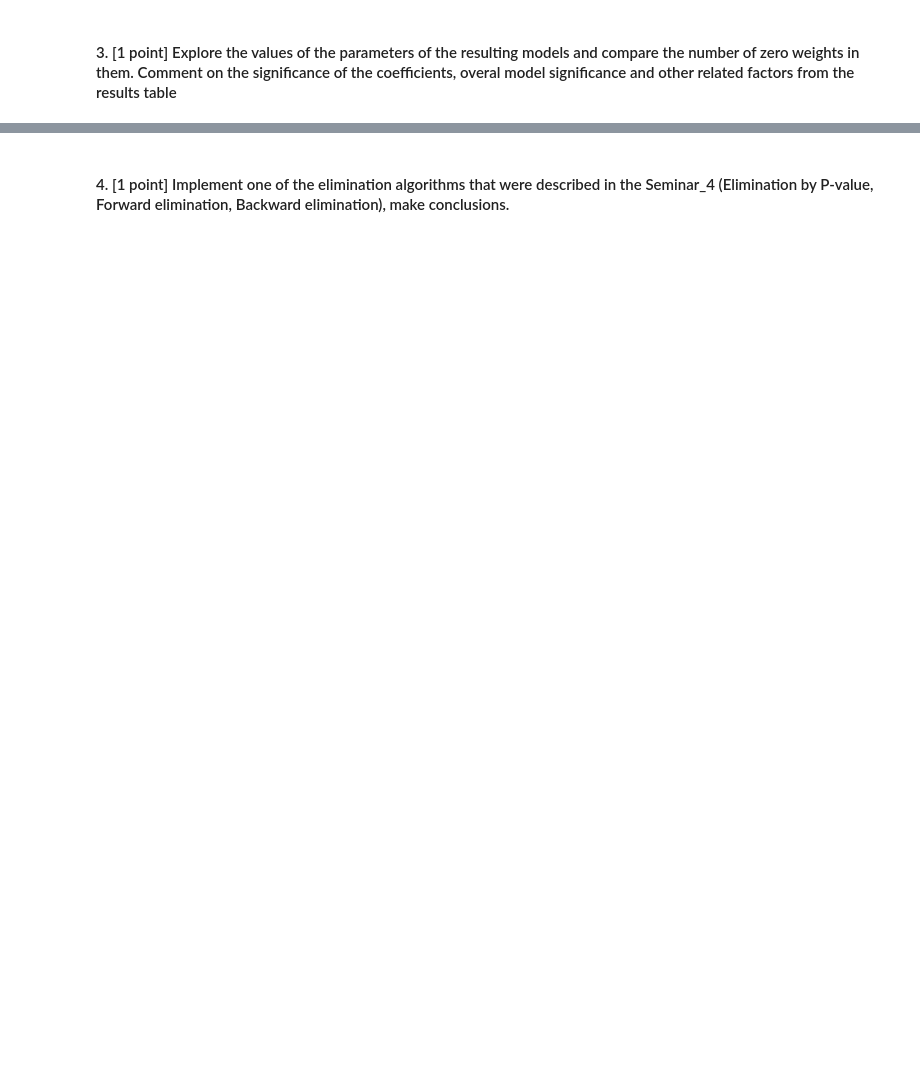
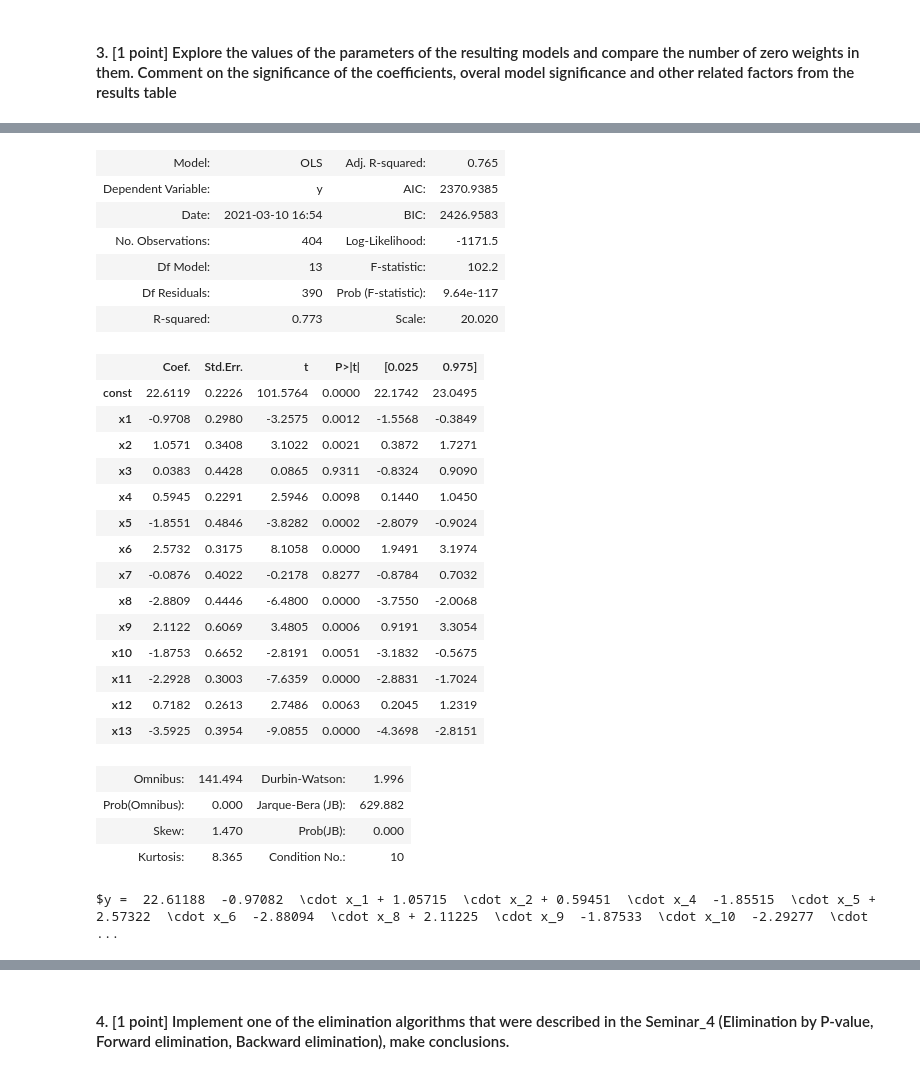
Before and after one commit to aamatevosyan/ml_se, a Jupyter notebook: hw/hw_2/homework-practice-02_v3.ipynb, the cells around one changed output, grey strips where cells are left out. Cells and saved outputs as stored; diff of their text form; code cells hidden in the pictures; blank space fills up the shorter version.

```diff
--- a/hw/hw_2/homework-practice-02_v3.ipynb
+++ b/hw/hw_2/homework-practice-02_v3.ipynb
@@ -44,0 +86,6 @@ Don't forget to scale the data before training the models with StandardScaler!
+# %%
+# Linear
+linear_model = sm.OLS(y_train, X_train)
+linear_results = linear_model.fit()
+
+show_rmse(linear_results)
@@ -49,0 +157,33 @@ Don't forget to scale the data before training the models with StandardScaler!
+# %%
+linear_results.summary2()
+# %% [output]
+| Model: | OLS | Adj. R-squared: | 0.765 |
+| Dependent Variable: | y | AIC: | 2370.9385 |
+| Date: | 2021-03-10 16:54 | BIC: | 2426.9583 |
+| No. Observations: | 404 | Log-Likelihood: | -1171.5 |
+| Df Model: | 13 | F-statistic: | 102.2 |
+| Df Residuals: | 390 | Prob (F-statistic): | 9.64e-117 |
+| R-squared: | 0.773 | Scale: | 20.020 |
+|  | Coef. | Std.Err. | t | P>|t| | [0.025 | 0.975] |
+| const | 22.6119 | 0.2226 | 101.5764 | 0.0000 | 22.1742 | 23.0495 |
+| x1 | -0.9708 | 0.2980 | -3.2575 | 0.0012 | -1.5568 | -0.3849 |
+| x2 | 1.0571 | 0.3408 | 3.1022 | 0.0021 | 0.3872 | 1.7271 |
+| x3 | 0.0383 | 0.4428 | 0.0865 | 0.9311 | -0.8324 | 0.9090 |
+| x4 | 0.5945 | 0.2291 | 2.5946 | 0.0098 | 0.1440 | 1.0450 |
+| x5 | -1.8551 | 0.4846 | -3.8282 | 0.0002 | -2.8079 | -0.9024 |
+| x6 | 2.5732 | 0.3175 | 8.1058 | 0.0000 | 1.9491 | 3.1974 |
+| x7 | -0.0876 | 0.4022 | -0.2178 | 0.8277 | -0.8784 | 0.7032 |
+| x8 | -2.8809 | 0.4446 | -6.4800 | 0.0000 | -3.7550 | -2.0068 |
+| x9 | 2.1122 | 0.6069 | 3.4805 | 0.0006 | 0.9191 | 3.3054 |
+| x10 | -1.8753 | 0.6652 | -2.8191 | 0.0051 | -3.1832 | -0.5675 |
+| x11 | -2.2928 | 0.3003 | -7.6359 | 0.0000 | -2.8831 | -1.7024 |
+| x12 | 0.7182 | 0.2613 | 2.7486 | 0.0063 | 0.2045 | 1.2319 |
+| x13 | -3.5925 | 0.3954 | -9.0855 | 0.0000 | -4.3698 | -2.8151 |
+| Omnibus: | 141.494 | Durbin-Watson: | 1.996 |
+| Prob(Omnibus): | 0.000 | Jarque-Bera (JB): | 629.882 |
+| Skew: | 1.470 | Prob(JB): | 0.000 |
+| Kurtosis: | 8.365 | Condition No.: | 10 |
+# %%
+print(get_equation(linear_results))
+# %% [output]
+$y =  22.61188  -0.97082  \cdot x_1 + 1.05715  \cdot x_2 + 0.59451  \cdot x_4  -1.85515  \cdot x_5 + 2.57322  \cdot x_6  -2.88094  \cdot x_8 + 2.11225  \cdot x_9  -1.87533  \cdot x_10  -2.29277  \cdot ...
```
Also changed, not shown: parts of 27 cells of this notebook, 6 other files.
